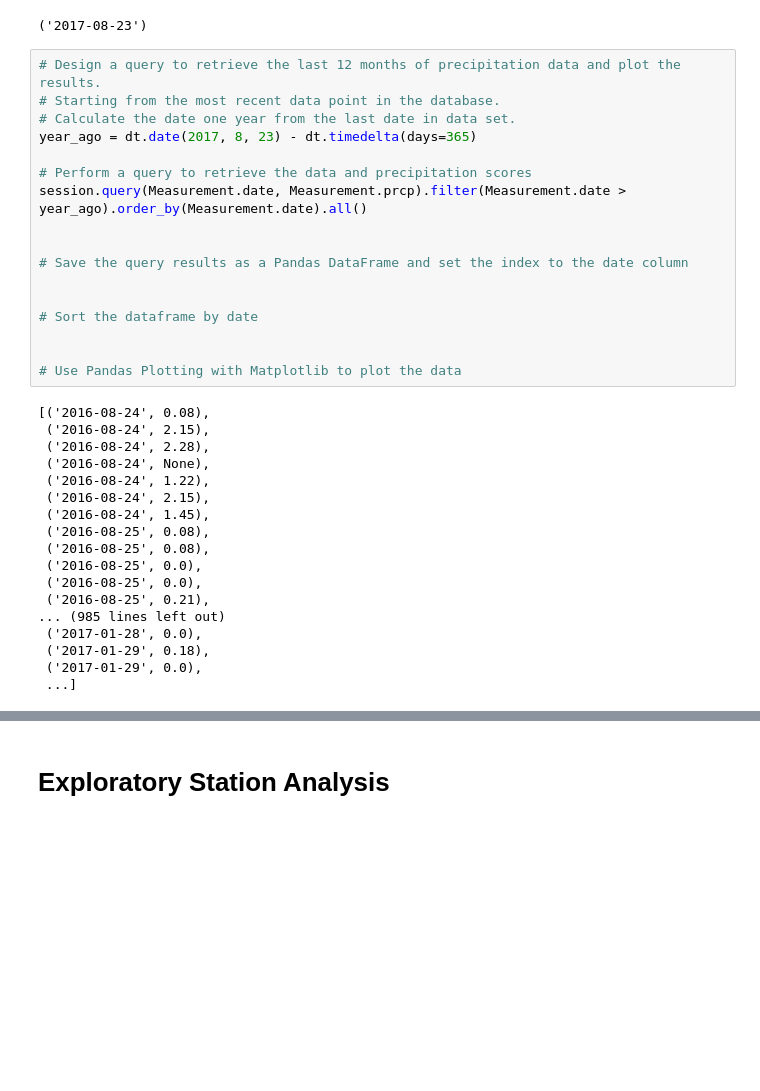
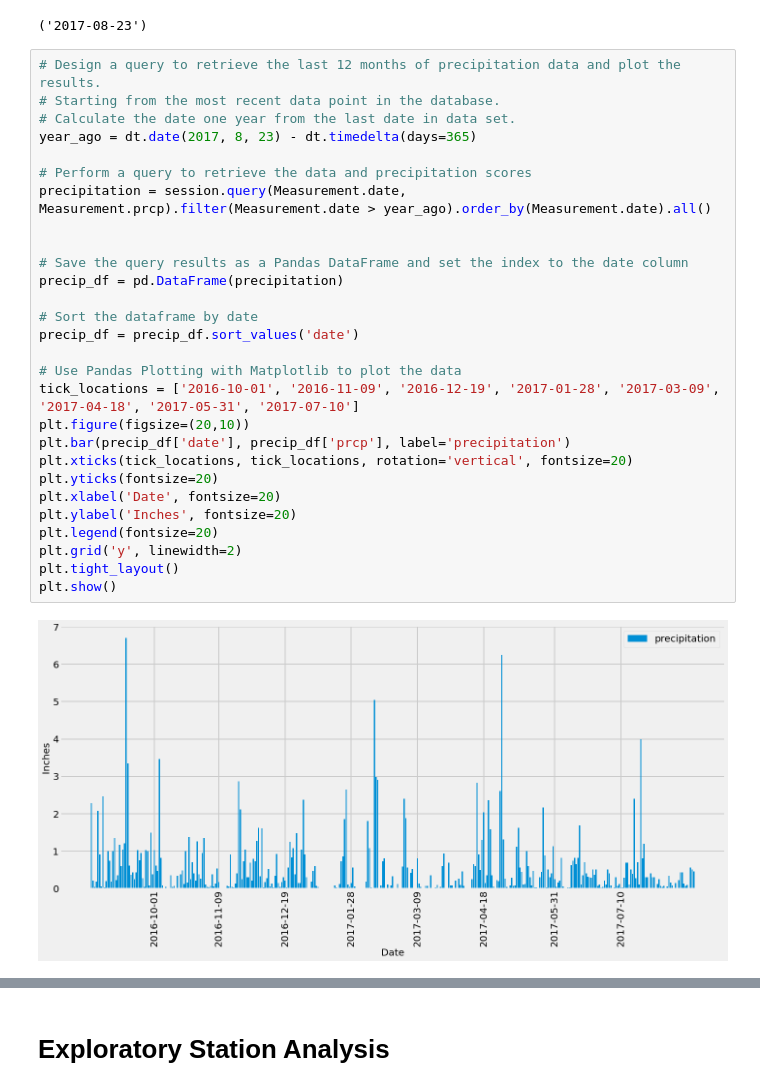
Before and after one commit to andrewbankston/sqlalchemy-challenge, a Jupyter notebook: climate_starter.ipynb, the cells around one changed output, grey strips where cells are left out. Drawn from its saved outputs; the diff is of its cells as text; blank space fills up the shorter version.

Commit message:
precipitation analysis done

```diff
--- a/climate_starter.ipynb
+++ b/climate_starter.ipynb
@@ -68,37 +68,32 @@ most_recent
 # %%
 # Design a query to retrieve the last 12 months of precipitation data and plot the results.
 # Starting from the most recent data point in the database.
 # Calculate the date one year from the last date in data set.
 year_ago = dt.date(2017, 8, 23) - dt.timedelta(days=365)
 
 # Perform a query to retrieve the data and precipitation scores
-session.query(Measurement.date, Measurement.prcp).filter(Measurement.date > year_ago).order_by(Measurement.date).all()
+precipitation = session.query(Measurement.date, Measurement.prcp).filter(Measurement.date > year_ago).order_by(Measurement.date).all()
 
 
 # Save the query results as a Pandas DataFrame and set the index to the date column
-
+precip_df = pd.DataFrame(precipitation)
 
 # Sort the dataframe by date
-
+precip_df = precip_df.sort_values('date')
 
 # Use Pandas Plotting with Matplotlib to plot the data
+tick_locations = ['2016-10-01', '2016-11-09', '2016-12-19', '2017-01-28', '2017-03-09', '2017-04-18', '2017-05-31', '2017-07-10']
+plt.figure(figsize=(20,10))
+plt.bar(precip_df['date'], precip_df['prcp'], label='precipitation')
+plt.xticks(tick_locations, tick_locations, rotation='vertical', fontsize=20)
+plt.yticks(fontsize=20)
+plt.xlabel('Date', fontsize=20)
+plt.ylabel('Inches', fontsize=20)
+plt.legend(fontsize=20)
+plt.grid('y', linewidth=2)
+plt.tight_layout()
+plt.show()
 # %% [output]
-[('2016-08-24', 0.08),
- ('2016-08-24', 2.15),
- ('2016-08-24', 2.28),
- ('2016-08-24', None),
- ('2016-08-24', 1.22),
- ('2016-08-24', 2.15),
- ('2016-08-24', 1.45),
- ('2016-08-25', 0.08),
- ('2016-08-25', 0.08),
- ('2016-08-25', 0.0),
- ('2016-08-25', 0.0),
- ('2016-08-25', 0.21),
-... (985 lines left out)
- ('2017-01-28', 0.0),
- ('2017-01-29', 0.18),
- ('2017-01-29', 0.0),
- ...]
+[figure, added]
 # %%
 # Use Pandas to calcualte the summary statistics for the precipitation data
```
Also changed, not shown: parts of 3 cells of this notebook.
